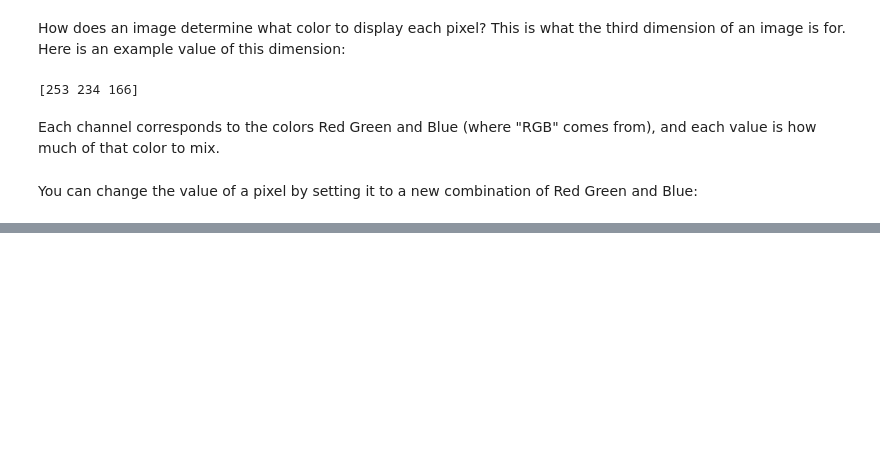
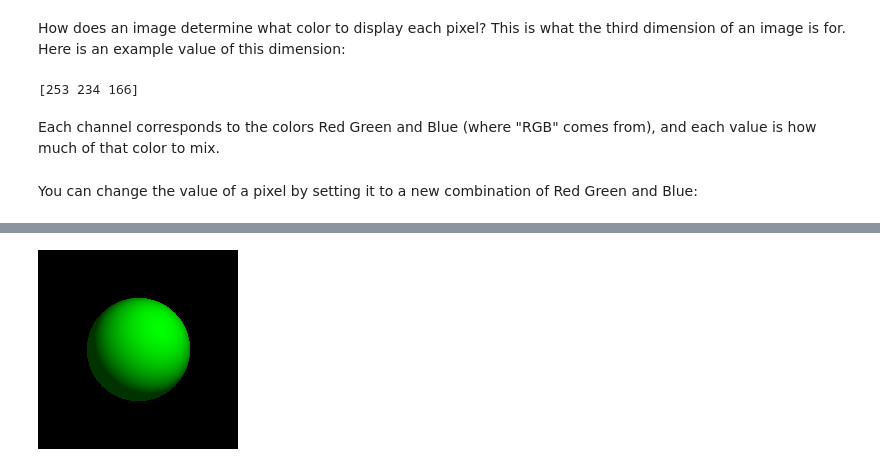
Before and after one commit to jamesdsmith/bearhacks, a Jupyter notebook: graphics/Graphics.ipynb, the cells around one changed output, grey strips where cells are left out. Drawn from its saved outputs; the diff is of its cells as text; code cells hidden in the pictures; blank space fills up the shorter version.

```diff
--- a/graphics/Graphics.ipynb
+++ b/graphics/Graphics.ipynb
@@ -60,0 +158,4 @@ You can change the value of a pixel by setting it to a new combination of Red Gr
+# %%
+render()
+# %% [output]
+[figure, added]
```
Also changed, not shown: parts of 6 cells of this notebook, 1 other file.
